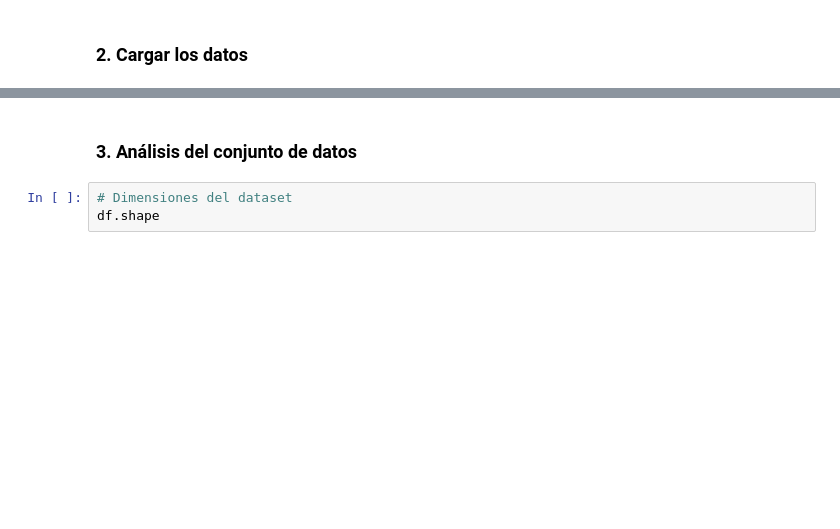
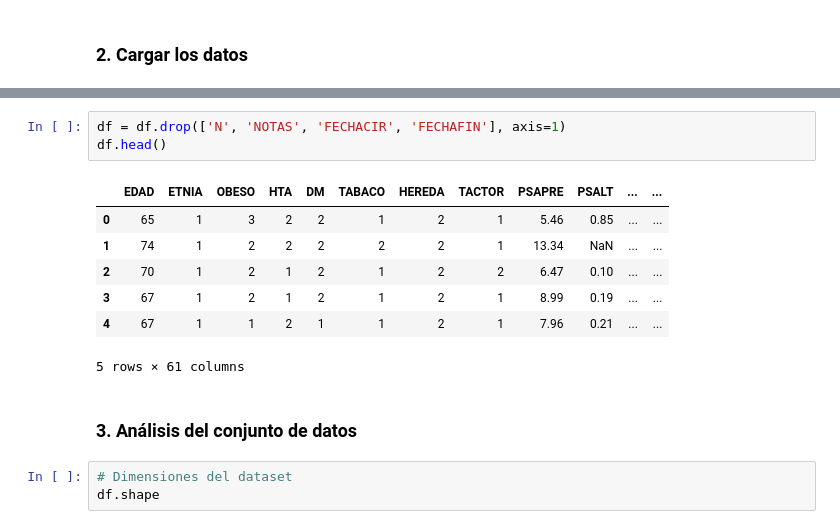
Before and after one commit to potchi23/TFG-UroAnalytics, a Jupyter notebook: src/backend/dataCleaning.ipynb, the cells around one changed output, grey strips where cells are left out. Saved outputs shown, nothing was run; the diff lists cells and outputs as text; blank space fills up the shorter version.

```diff
--- a/src/backend/dataCleaning.ipynb
+++ b/src/backend/dataCleaning.ipynb
@@ -33,3 +49,14 @@ print(df)
+# %%
+df = df.drop(['N', 'NOTAS', 'FECHACIR', 'FECHAFIN'], axis=1)
+df.head()
+# %% [output]
+|  | EDAD | ETNIA | OBESO | HTA | DM | TABACO | HEREDA | TACTOR | PSAPRE | PSALT | ... | ... |
+| 0 | 65 | 1 | 3 | 2 | 2 | 1 | 2 | 1 | 5.46 | 0.85 | ... | ... |
+| 1 | 74 | 1 | 2 | 2 | 2 | 2 | 2 | 1 | 13.34 | NaN | ... | ... |
+| 2 | 70 | 1 | 2 | 1 | 2 | 1 | 2 | 2 | 6.47 | 0.10 | ... | ... |
+| 3 | 67 | 1 | 2 | 1 | 2 | 1 | 2 | 1 | 8.99 | 0.19 | ... | ... |
+| 4 | 67 | 1 | 1 | 2 | 1 | 1 | 2 | 1 | 7.96 | 0.21 | ... | ... |
+5 rows × 61 columns
 # %% [markdown]
 ### 3. Análisis del conjunto de datos
 # %%
```
Also changed, not shown: parts of 14 cells of this notebook, 1 other file.
